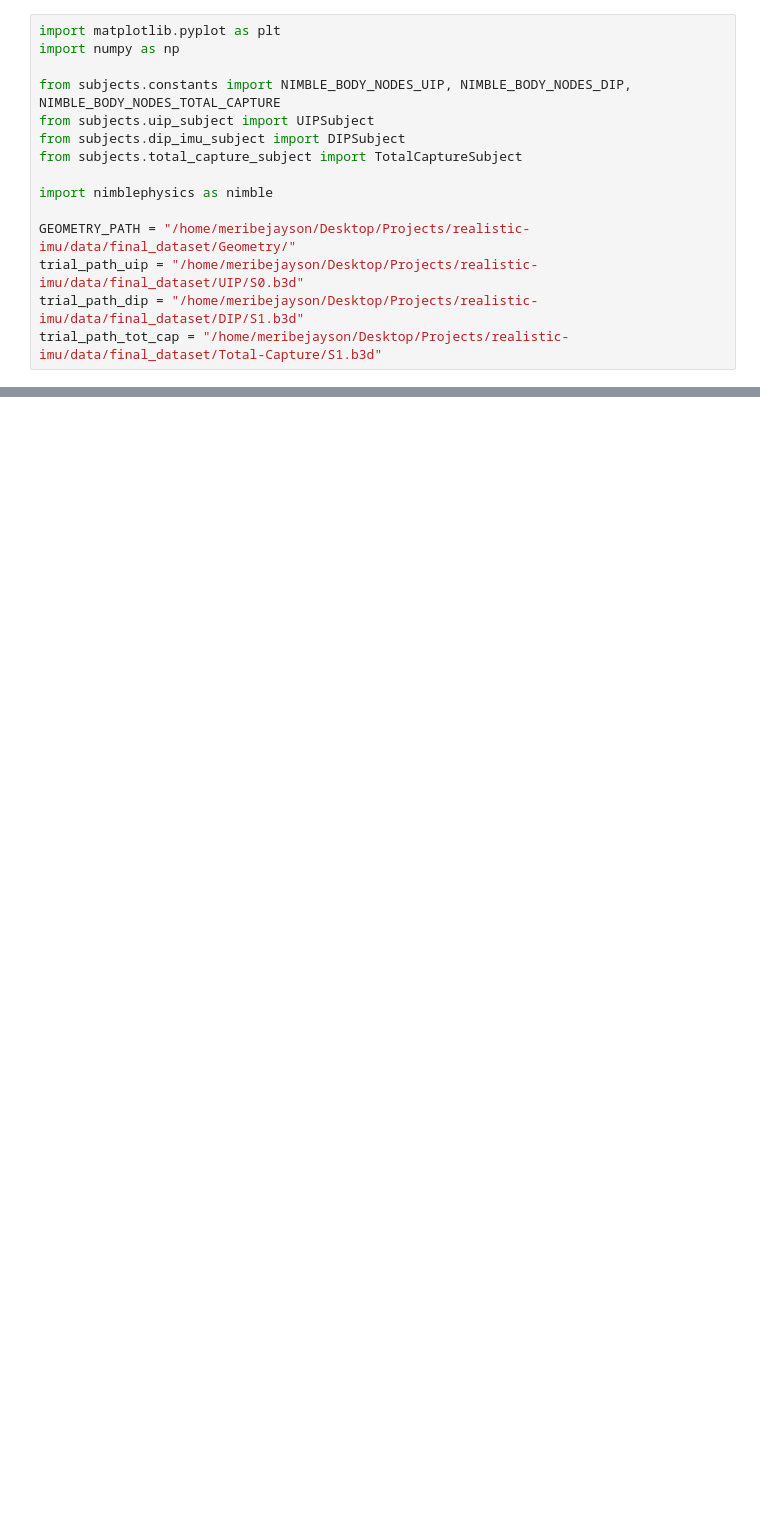
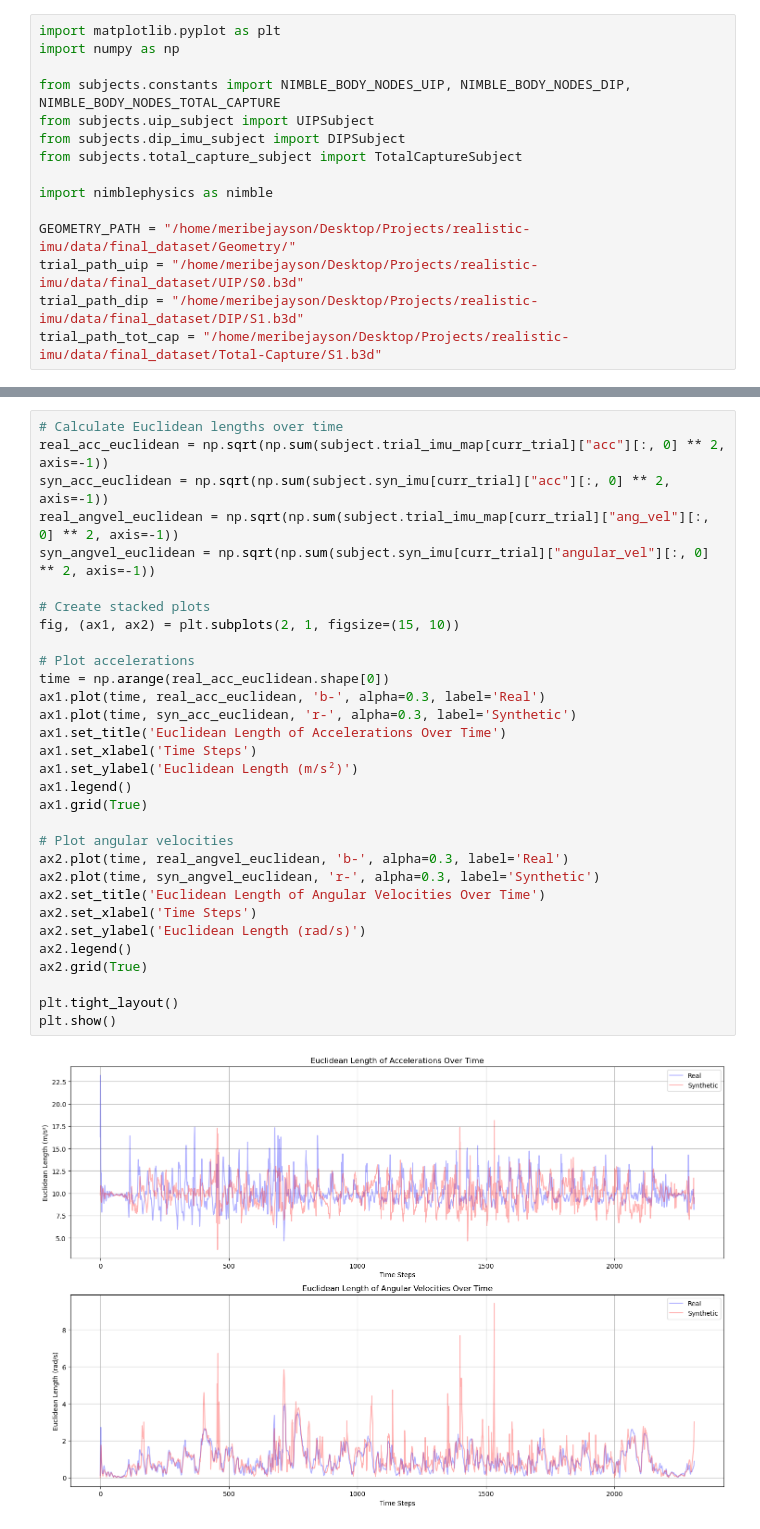
Before and after one commit to jayson1200/realistic-imu, a Jupyter notebook: src/testing_subjects.ipynb, the cells around one changed output, grey strips where cells are left out. Cells and saved outputs as stored; diff of their text form; blank space fills up the shorter version.

```diff
--- a/src/testing_subjects.ipynb
+++ b/src/testing_subjects.ipynb
@@ -43,0 +198,33 @@ subject.getTrialName(3)
+# %%
+# Calculate Euclidean lengths over time
+real_acc_euclidean = np.sqrt(np.sum(subject.trial_imu_map[curr_trial]["acc"][:, 0] ** 2, axis=-1))
+syn_acc_euclidean = np.sqrt(np.sum(subject.syn_imu[curr_trial]["acc"][:, 0] ** 2, axis=-1))
+real_angvel_euclidean = np.sqrt(np.sum(subject.trial_imu_map[curr_trial]["ang_vel"][:, 0] ** 2, axis=-1))
+syn_angvel_euclidean = np.sqrt(np.sum(subject.syn_imu[curr_trial]["angular_vel"][:, 0] ** 2, axis=-1))
+
+# Create stacked plots
+fig, (ax1, ax2) = plt.subplots(2, 1, figsize=(15, 10))
+
+# Plot accelerations
+time = np.arange(real_acc_euclidean.shape[0])
+ax1.plot(time, real_acc_euclidean, 'b-', alpha=0.3, label='Real')
+ax1.plot(time, syn_acc_euclidean, 'r-', alpha=0.3, label='Synthetic')
+ax1.set_title('Euclidean Length of Accelerations Over Time')
+ax1.set_xlabel('Time Steps')
+ax1.set_ylabel('Euclidean Length (m/s²)')
+ax1.legend()
+ax1.grid(True)
+
+# Plot angular velocities
+ax2.plot(time, real_angvel_euclidean, 'b-', alpha=0.3, label='Real')
+ax2.plot(time, syn_angvel_euclidean, 'r-', alpha=0.3, label='Synthetic')
+ax2.set_title('Euclidean Length of Angular Velocities Over Time')
+ax2.set_xlabel('Time Steps')
+ax2.set_ylabel('Euclidean Length (rad/s)')
+ax2.legend()
+ax2.grid(True)
+
+plt.tight_layout()
+plt.show()
+# %% [output]
+[figure, added]
```
Also changed, not shown: parts of 16 cells of this notebook, 5 other files.
